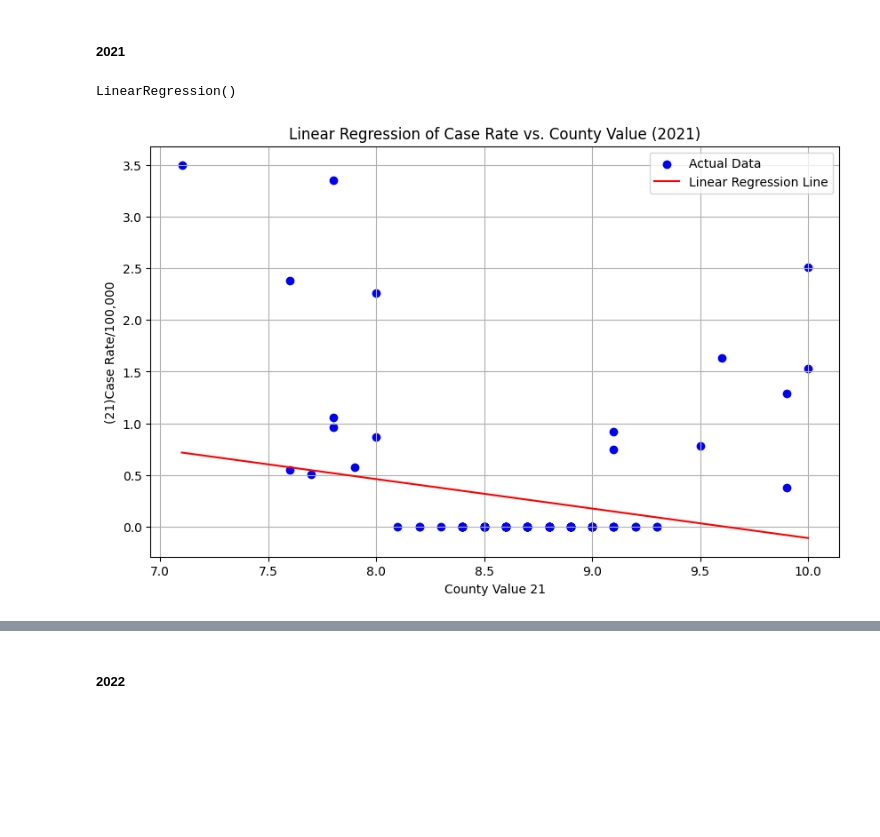
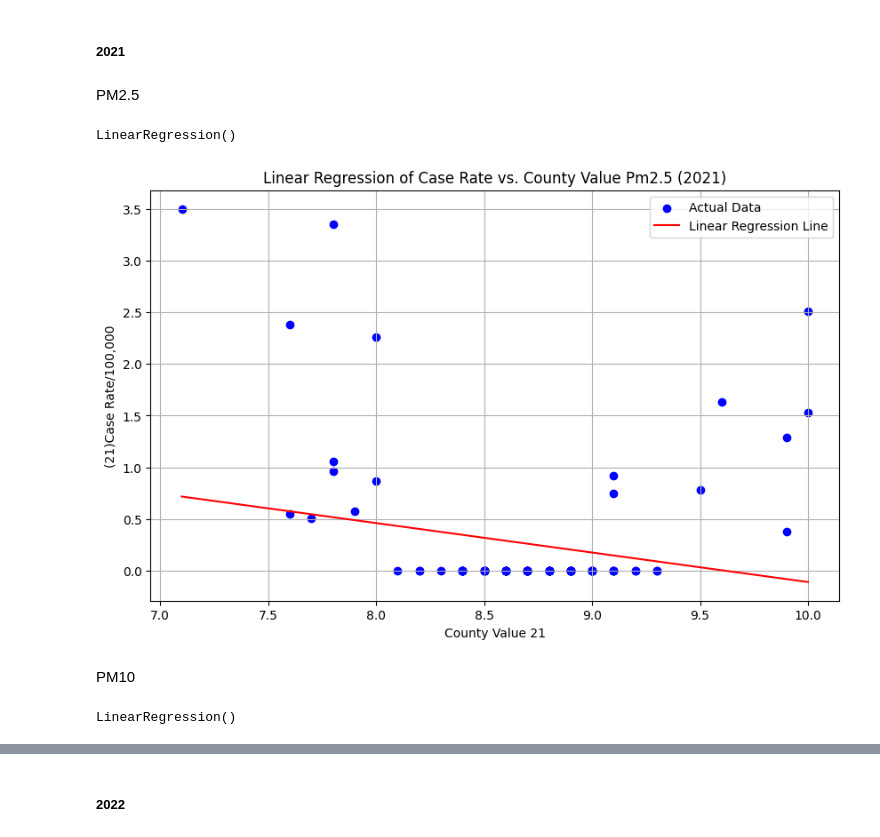
Before and after one commit to christineCLWong/idph_air_pollution_infectious, a Jupyter notebook: tuberculosis.ipynb, the cells around one changed output, grey strips where cells are left out. Saved outputs shown, nothing was run; the diff lists cells and outputs as text; code cells hidden in the pictures; blank space fills up the shorter version.

```diff
--- a/tuberculosis.ipynb
+++ b/tuberculosis.ipynb
@@ -33,0 +64,5 @@ df_air23
+# %%
+df_22_23 = pd.merge(df_air22, df_air23, on = 'County', how = 'outer')
+df_22_23
+df_air_pm25 = pd.merge(df_air21, df_22_23, on = 'County', how = 'outer')
+df_air_pm25
@@ -162,10 +212,10 @@ Air Polution (Pm2.5) Data Frame Info / Description
 #print("\n--- Summary Statistics (Numerical Columns) ---")
 #print(df_air.describe())
 
-df_air['County'] = df_air['County'].astype("string")
+df_air_pm25['County'] = df_air_pm25['County'].astype("string")
 
 print("--- DataFrame Info (After) ---")
-print(df_air.info())
+print(df_air_pm25.info())
 # %% [output]
 --- DataFrame Info (After) ---
 <class 'pandas.core.frame.DataFrame'>
@@ -214,0 +236,3 @@ plt.show()"
+# %%
+df_merge_pm25 = merge_dataframes_by_county(df_air_pm25, df_tub)
+df_merge_pm25
@@ -218,9 +320,11 @@ plt.show()"
 <h3>Linear Regression</h3>
 # %% [markdown]
 <h5>2021</h5>
+# %% [markdown]
+PM2.5
 # %%
 #2021
-df_merge_21 = df_merge[["County Value 21", "(21)Case Rate/100,000"]].dropna()
+df_merge_21 = df_merge_pm25[["County Value 21", "(21)Case Rate/100,000"]].dropna()
 model_21 = LinearRegression()
 ind = ["County Value 21"]
 dep = "(21)Case Rate/100,000"
@@ -232,18 +336,31 @@ LinearRegression()
 # %%
 y_pred_21 = model_21.predict(X_21)
 
 plt.figure(figsize=(10, 6))  # Adjust figure size as needed
 plt.scatter(df_merge_21["County Value 21"], df_merge_21["(21)Case Rate/100,000"], color='blue', label='Actual Data')
 
 sorted_indices = np.argsort(X_21.flatten())
 plt.plot(X_21[sorted_indices], y_pred_21[sorted_indices], color='red', label='Linear Regression Line')
 
 # Add labels and title
 plt.xlabel("County Value 21")
 plt.ylabel("(21)Case Rate/100,000")
-plt.title("Linear Regression of Case Rate vs. County Value (2021)")
+plt.title("Linear Regression of Case Rate vs. County Value Pm2.5 (2021)")
 plt.legend()
 plt.grid(True)
 plt.show()
 # %% [output]
-[figure, old version]
+[figure, new version]
+# %% [markdown]
+PM10
+# %%
+#2021
+df_merge_21_pm10 = df_pm10_tub[["Average PM10 21", "(21)Case Rate/100,000"]].dropna()
+model_21_pm10 = LinearRegression()
+ind = ["Average PM10 21"]
+dep = "(21)Case Rate/100,000"
+X_21_pm10 = df_merge_21_pm10[ind].values
+y_21_pm10 = df_merge_21_pm10[dep].values
+model_21_pm10.fit(X_21_pm10, y_21_pm10)
+# %% [output]
+LinearRegression()
```
Also changed, not shown: parts of 32 cells of this notebook.
